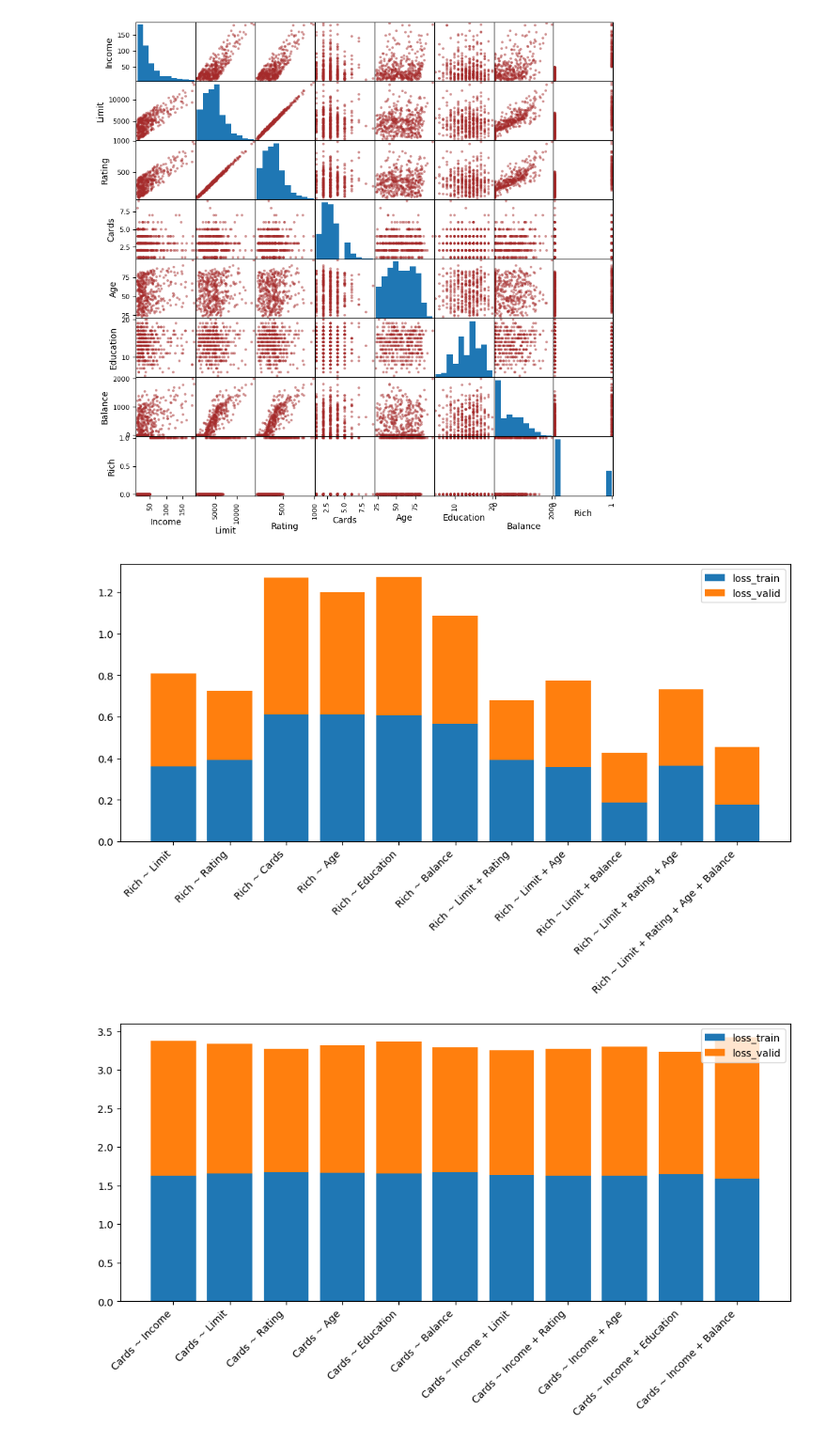
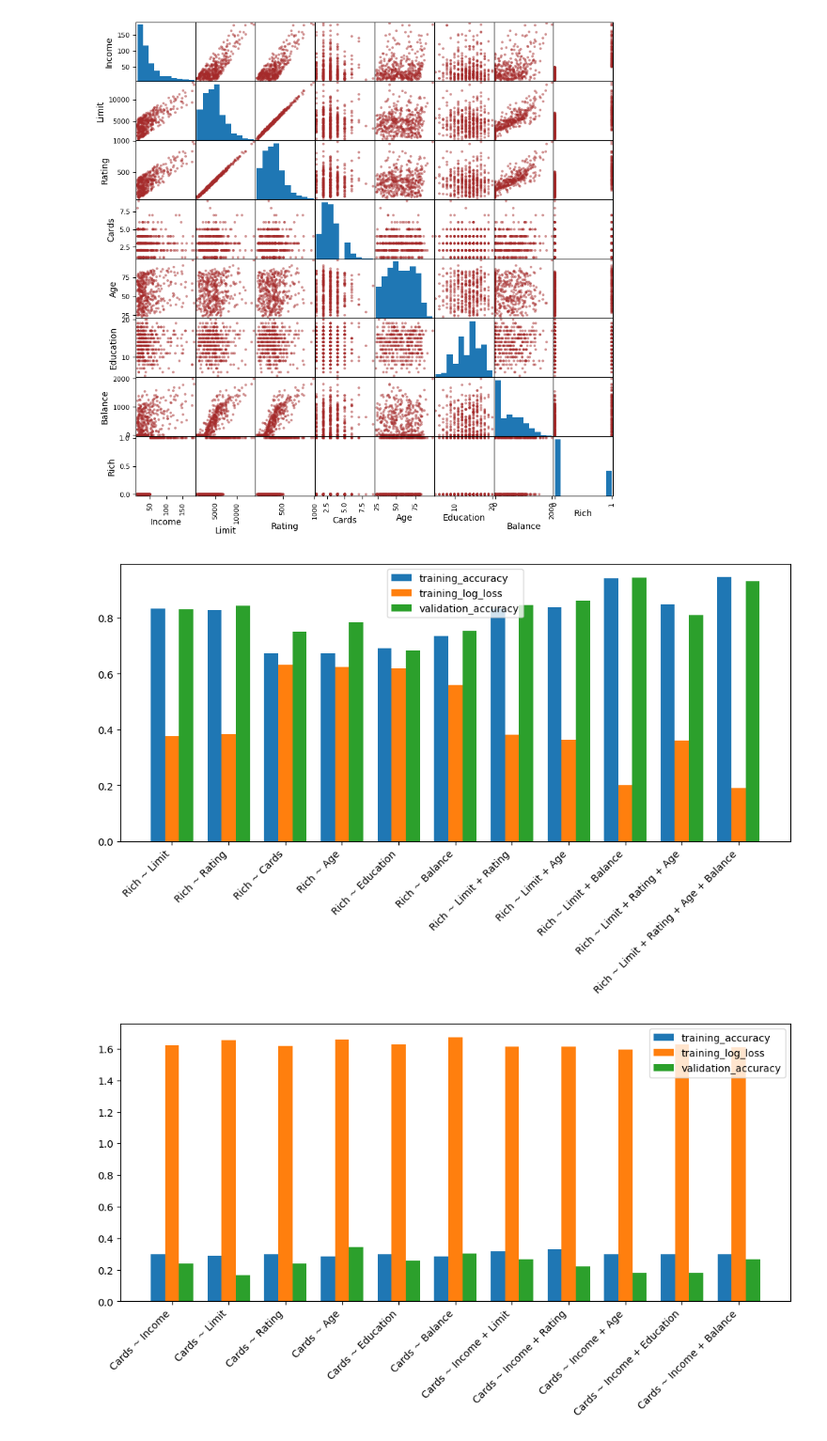
Before and after one commit to pucikplay/DM, a Jupyter notebook: L4/ex12.ipynb, the cells around one changed output. Shown at 94% size. Saved outputs shown, nothing was run; the diff lists cells and outputs as text; code cells hidden in the pictures.

```diff
--- a/L4/ex12.ipynb
+++ b/L4/ex12.ipynb
@@ -87,31 +88,33 @@ def myLogiReg(model_formula, df, multiclass = False, labels=[0,1]):
     train = df[mask]
     valid = df[~mask]
 
-    if multiclass:
-        train, valid = cardsDataSplit(df.copy(deep=False))
+    # if multiclass:
+    #     train, valid = cardsDataSplit(df.copy(deep=False))
 
     # Prepare the data (dmatrices is from patsy library)
     y_train, X_train = dmatrices(model_formula, data=train, return_type='dataframe')
+    y_train = np.array(y_train).reshape(len(y_train,))
     y_valid, X_valid = dmatrices(model_formula, data=valid, return_type='dataframe')
-    y, X = dmatrices(model_formula, data=df, return_type='dataframe')
-    # X_train, X_valid, y_train, y_valid = train_test_split(X, y, test_size=0.2)
 
     # Train the model
-    if not multiclass:
-        logit = sm.Logit(y_train, X_train)
-    else:
-        logit = sm.MNLogit(y_train, X_train)
+    model = LogisticRegression(fit_intercept = False, C = 1e9, max_iter=100000, solver='newton-cholesky')
+    y_train = np.array(y_train).reshape(len(y_train,))
+    result = model.fit(X_train, y_train)
 
-    result = logit.fit(disp=0)
+    # # Train the model
+    # if not multiclass:
+    #     logit = sm.Logit(y_train, X_train)
+    # else:
+    #     logit = sm.MNLogit(y_train, X_train)
 
-    y_train_pred = result.predict(X_train)
-    y_valid_pred = result.predict(X_valid)
-    loss_train = metrics.log_loss(y_train, y_train_pred, labels=labels)
-    loss_valid = metrics.log_loss(y_valid, y_valid_pred, labels=labels)
+    # result = logit.fit(disp=0)
 
+    training_accuracy = accuracy_score(y_train, model.predict(X_train))
+    training_log_loss = log_loss(y_train, model.predict_proba(X_train))
+    validation_accuracy = accuracy_score(y_valid, model.predict(X_valid))
 
     # Retrun fitted model summary
-    return (result, loss_train, loss_valid)
+    return (result, training_accuracy, training_log_loss, validation_accuracy)
 
 models = [
     'Rich ~ Limit',
@@ -128,41 +131,47 @@ models = [
 ]
 
 results = [myLogiReg(model, df) for model in models]
-loss_train = [result[1] for result in results]
-loss_valid = [result[2] for result in results]
+training_accuracy = np.array([result[1] for result in results])
+training_log_loss = np.array([result[2] for result in results])
+validation_accuracy = np.array([result[3] for result in results])
 
+x = np.arange(len(models))
 plt.figure(figsize=(12,5))
-plt.bar(models, loss_train, label='loss_train')
-plt.bar(models, loss_valid, bottom=loss_train, label='loss_valid')
+plt.bar(x, training_accuracy, width=width, label='training_accuracy')
+plt.bar(x + 0.25, training_log_loss, width=width, label='training_log_loss')
+plt.bar(x + 0.5, validation_accuracy, width=width, label='validation_accuracy')
+plt.xticks(ticks=x+0.25, rotation=45, ha='right', labels=models)
 plt.legend()
-plt.xticks(rotation=45, ha='right')
 plt.show()
 # %% [output]
-[figure, old version]
+[figure, new version]
 # %%
 models = [
     'Cards ~ Income',
     'Cards ~ Limit',
     'Cards ~ Rating',
     'Cards ~ Age',
     'Cards ~ Education',
     'Cards ~ Balance',
     'Cards ~ Income + Limit',
     'Cards ~ Income + Rating',
     'Cards ~ Income + Age',
     'Cards ~ Income + Education',
     'Cards ~ Income + Balance',
 ]
 
 results = [myLogiReg(model, df, multiclass=True, labels=[1,2,3,4,5,6,7,8,9]) for model in models]
-loss_train = [result[1] for result in results]
-loss_valid = [result[2] for result in results]
+training_accuracy = np.array([result[1] for result in results])
+training_log_loss = np.array([result[2] for result in results])
+validation_accuracy = np.array([result[3] for result in results])
 
+x = np.arange(len(models))
 plt.figure(figsize=(12,5))
-plt.bar(models, loss_train, label='loss_train')
-plt.bar(models, loss_valid, bottom=loss_train, label='loss_valid')
+plt.bar(x, training_accuracy, width=width, label='training_accuracy')
+plt.bar(x + 0.25, training_log_loss, width=width, label='training_log_loss')
+plt.bar(x + 0.5, validation_accuracy, width=width, label='validation_accuracy')
+plt.xticks(ticks=x+0.25, rotation=45, ha='right', labels=models)
 plt.legend()
-plt.xticks(rotation=45, ha='right')
 plt.show()
 # %% [output]
-[figure, old version]
+[figure, new version]
```
Also changed, not shown: parts of 1 cell of this notebook.
